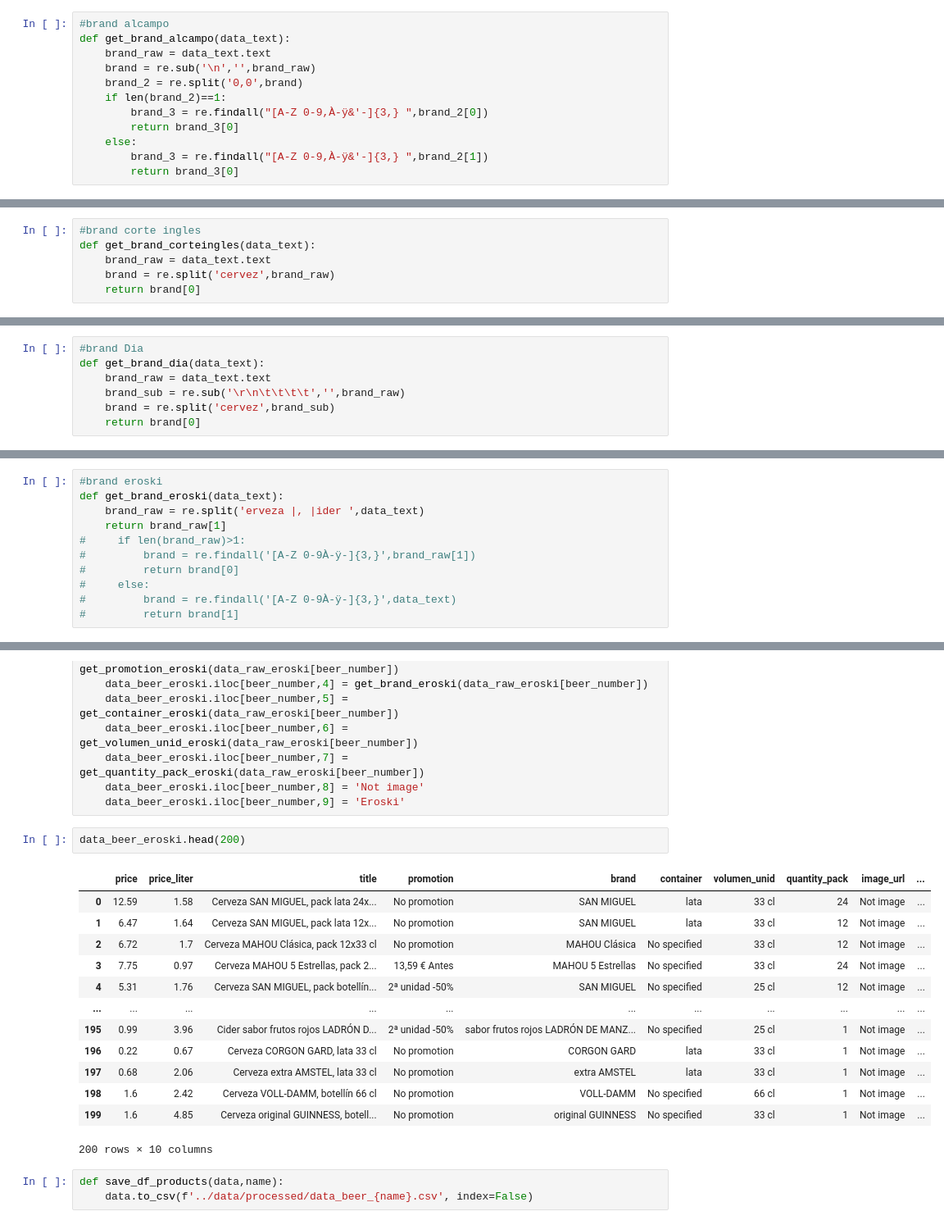
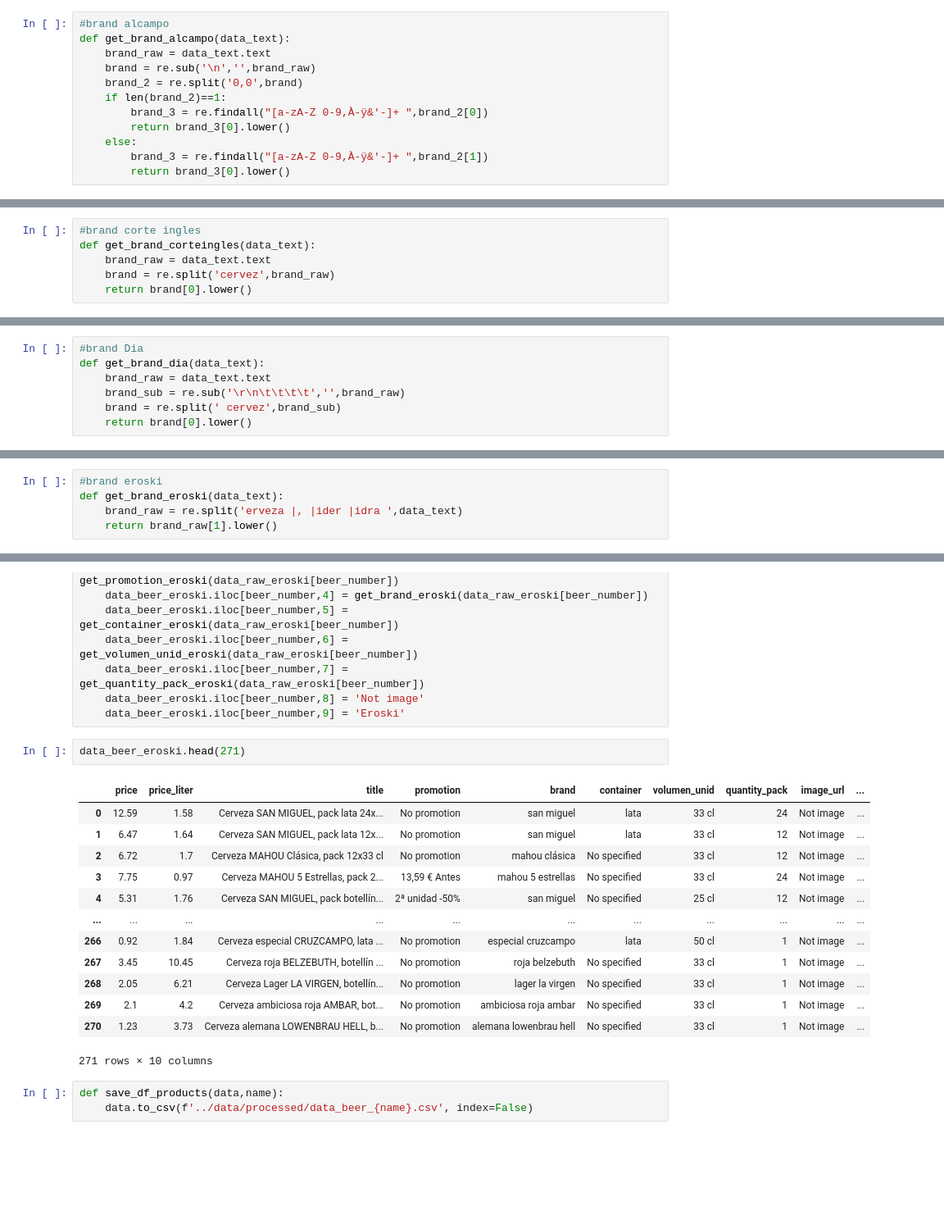
Before and after one commit to ivancompany92/Birras_Pipol_House, a Jupyter notebook: notebooks/pruebas.ipynb, the cells around one changed output, grey strips where cells are left out. Shown at 82% size. Drawn from its saved outputs; the diff is of its cells as text; blank space fills up the shorter version.

Commit message:
change brands

```diff
--- a/notebooks/pruebas.ipynb
+++ b/notebooks/pruebas.ipynb
@@ -254,11 +270,11 @@ def get_brand_alcampo(data_text):
     brand = re.sub('\n','',brand_raw)
     brand_2 = re.split('0,0',brand)
     if len(brand_2)==1:
-        brand_3 = re.findall("[A-Z 0-9,À-ÿ&'-]{3,} ",brand_2[0])
-        return brand_3[0]
+        brand_3 = re.findall("[a-zA-Z 0-9,À-ÿ&'-]+ ",brand_2[0])
+        return brand_3[0].lower()
     else:
-        brand_3 = re.findall("[A-Z 0-9,À-ÿ&'-]{3,} ",brand_2[1])
-        return brand_3[0]
+        brand_3 = re.findall("[a-zA-Z 0-9,À-ÿ&'-]+ ",brand_2[1])
+        return brand_3[0].lower()
 # %%
 #volumen alcampo
 def get_volumen_unid_alcampo(data_text):
@@ -362,7 +378,7 @@ for beer in data_raw_corteingles:
 def get_brand_corteingles(data_text):
     brand_raw = data_text.text
     brand = re.split('cervez',brand_raw)
-    return brand[0]
+    return brand[0].lower()
 # %%
 #volumen corte ingles
 def get_volumen_corteingles(data_text):
@@ -457,8 +473,8 @@ def get_tittle_dia(data_text):
 def get_brand_dia(data_text):
     brand_raw = data_text.text
     brand_sub = re.sub('\r\n\t\t\t\t','',brand_raw)
-    brand = re.split('cervez',brand_sub)
-    return brand[0]
+    brand = re.split(' cervez',brand_sub)
+    return brand[0].lower()
 # %%
 #image dia
 def get_image_dia(data_text):
@@ -545,14 +561,8 @@ def get_tittle_eroski(data_text):
 # %%
 #brand eroski
 def get_brand_eroski(data_text):
-    brand_raw = re.split('erveza |, |ider ',data_text)
-    return brand_raw[1]
-#     if len(brand_raw)>1:
-#         brand = re.findall('[A-Z 0-9À-ÿ-]{3,}',brand_raw[1])
-#         return brand[0]
-#     else:
-#         brand = re.findall('[A-Z 0-9À-ÿ-]{3,}',data_text)
-#         return brand[1]
+    brand_raw = re.split('erveza |, |ider |idra ',data_text)
+    return brand_raw[1].lower()
 # %%
 #container eroski
 def get_container_eroski(data_text):
@@ -618,21 +628,21 @@ for beer_number in range(len(data_raw_eroski)):
     data_beer_eroski.iloc[beer_number,8] = 'Not image'
     data_beer_eroski.iloc[beer_number,9] = 'Eroski'
 # %%
-data_beer_eroski.head(200)
+data_beer_eroski.head(271)
 # %% [output]
 |  | price | price_liter | title | promotion | brand | container | volumen_unid | quantity_pack | image_url | ... |
-| 0 | 12.59 | 1.58 | Cerveza SAN MIGUEL, pack lata 24x... | No promotion | SAN MIGUEL | lata | 33 cl | 24 | Not image | ... |
-| 1 | 6.47 | 1.64 | Cerveza SAN MIGUEL, pack lata 12x... | No promotion | SAN MIGUEL | lata | 33 cl | 12 | Not image | ... |
-| 2 | 6.72 | 1.7 | Cerveza MAHOU Clásica, pack 12x33 cl | No promotion | MAHOU Clásica | No specified | 33 cl | 12 | Not image | ... |
-| 3 | 7.75 | 0.97 | Cerveza MAHOU 5 Estrellas, pack 2... | 13,59 € Antes | MAHOU 5 Estrellas | No specified | 33 cl | 24 | Not image | ... |
-| 4 | 5.31 | 1.76 | Cerveza SAN MIGUEL, pack botellín... | 2ª unidad -50% | SAN MIGUEL | No specified | 25 cl | 12 | Not image | ... |
+| 0 | 12.59 | 1.58 | Cerveza SAN MIGUEL, pack lata 24x... | No promotion | san miguel | lata | 33 cl | 24 | Not image | ... |
+| 1 | 6.47 | 1.64 | Cerveza SAN MIGUEL, pack lata 12x... | No promotion | san miguel | lata | 33 cl | 12 | Not image | ... |
+| 2 | 6.72 | 1.7 | Cerveza MAHOU Clásica, pack 12x33 cl | No promotion | mahou clásica | No specified | 33 cl | 12 | Not image | ... |
+| 3 | 7.75 | 0.97 | Cerveza MAHOU 5 Estrellas, pack 2... | 13,59 € Antes | mahou 5 estrellas | No specified | 33 cl | 24 | Not image | ... |
+| 4 | 5.31 | 1.76 | Cerveza SAN MIGUEL, pack botellín... | 2ª unidad -50% | san miguel | No specified | 25 cl | 12 | Not image | ... |
 | ... | ... | ... | ... | ... | ... | ... | ... | ... | ... | ... |
-| 195 | 0.99 | 3.96 | Cider sabor frutos rojos LADRÓN D... | 2ª unidad -50% | sabor frutos rojos LADRÓN DE MANZ... | No specified | 25 cl | 1 | Not image | ... |
-| 196 | 0.22 | 0.67 | Cerveza CORGON GARD, lata 33 cl | No promotion | CORGON GARD | lata | 33 cl | 1 | Not image | ... |
-| 197 | 0.68 | 2.06 | Cerveza extra AMSTEL, lata 33 cl | No promotion | extra AMSTEL | lata | 33 cl | 1 | Not image | ... |
-| 198 | 1.6 | 2.42 | Cerveza VOLL-DAMM, botellín 66 cl | No promotion | VOLL-DAMM | No specified | 66 cl | 1 | Not image | ... |
-| 199 | 1.6 | 4.85 | Cerveza original GUINNESS, botell... | No promotion | original GUINNESS | No specified | 33 cl | 1 | Not image | ... |
+| 266 | 0.92 | 1.84 | Cerveza especial CRUZCAMPO, lata ... | No promotion | especial cruzcampo | lata | 50 cl | 1 | Not image | ... |
+| 267 | 3.45 | 10.45 | Cerveza roja BELZEBUTH, botellín ... | No promotion | roja belzebuth | No specified | 33 cl | 1 | Not image | ... |
+| 268 | 2.05 | 6.21 | Cerveza Lager LA VIRGEN, botellín... | No promotion | lager la virgen | No specified | 33 cl | 1 | Not image | ... |
+| 269 | 2.1 | 4.2 | Cerveza ambiciosa roja AMBAR, bot... | No promotion | ambiciosa roja ambar | No specified | 33 cl | 1 | Not image | ... |
+| 270 | 1.23 | 3.73 | Cerveza alemana LOWENBRAU HELL, b... | No promotion | alemana lowenbrau hell | No specified | 33 cl | 1 | Not image | ... |
-200 rows × 10 columns
+271 rows × 10 columns
 # %%
 def save_df_products(data,name):
     data.to_csv(f'../data/processed/data_beer_{name}.csv', index=False)
```
Also changed, not shown: parts of 13 cells of this notebook, 6 other files.
